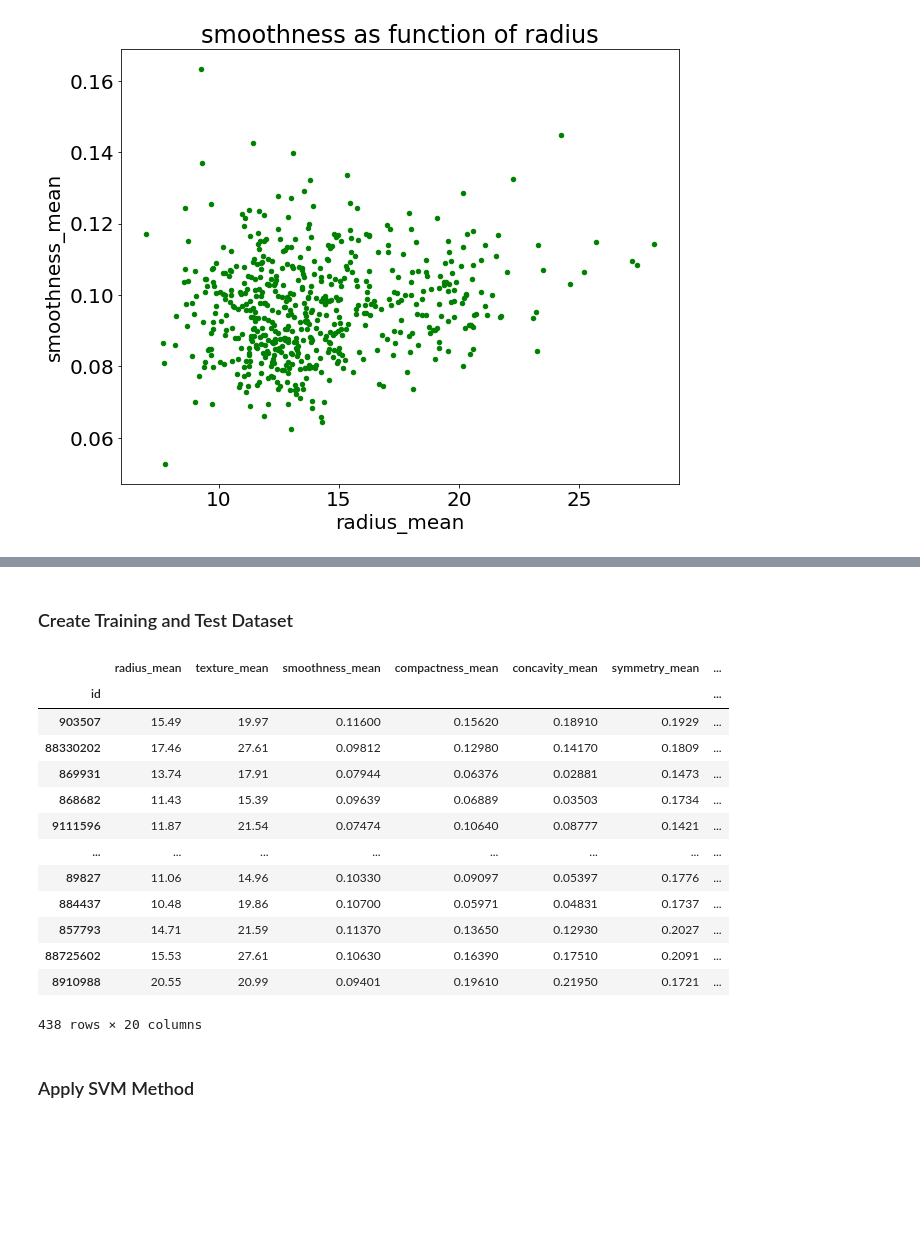
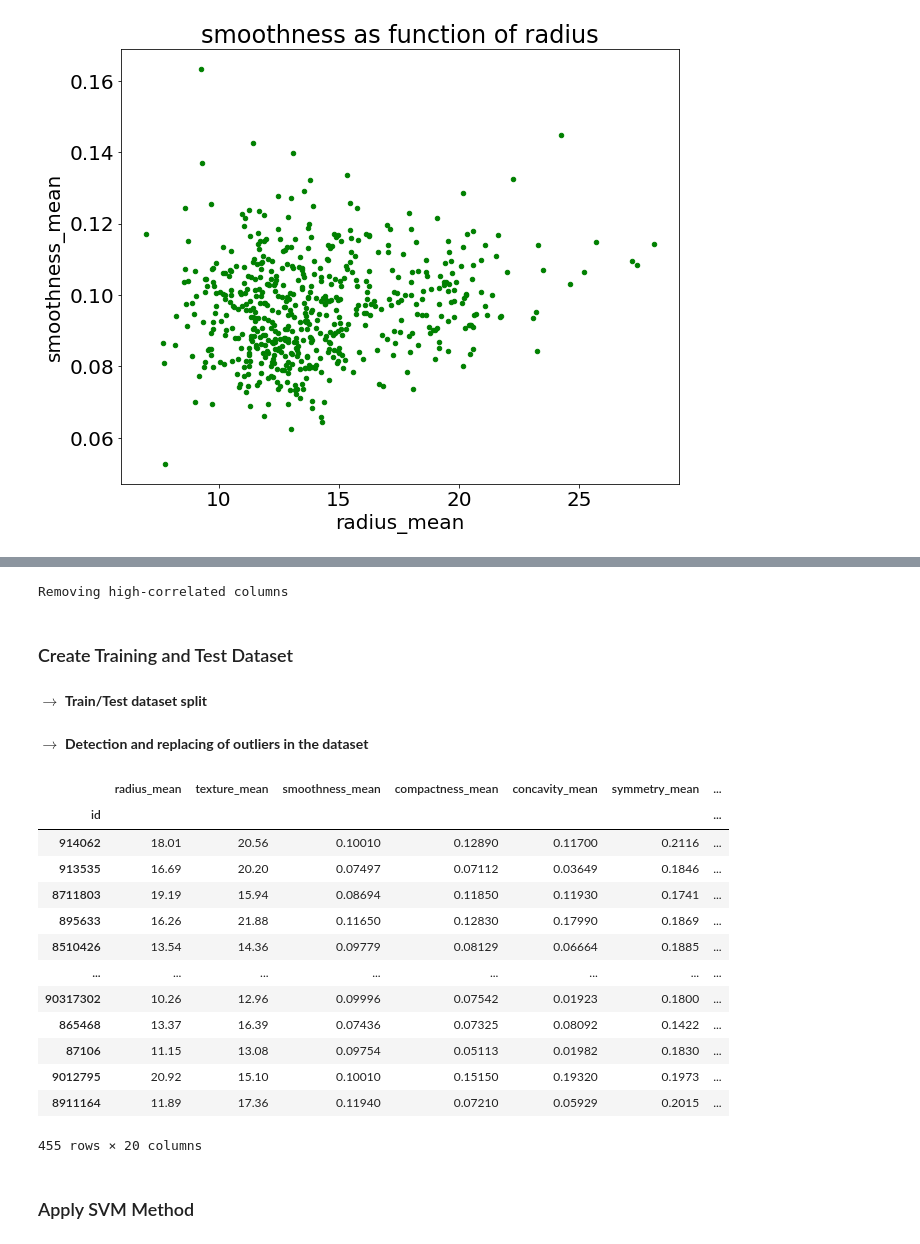
Before and after one commit to lcsrodriguez/intro-ml-assignment, a Jupyter notebook: assignment.ipynb, the cells around one changed output, grey strips where cells are left out. Drawn from its saved outputs; the diff is of its cells as text; code cells hidden in the pictures; blank space fills up the shorter version.

```diff
--- a/assignment.ipynb
+++ b/assignment.ipynb
@@ -606,5 +629,24 @@ df.head()
+# %%
+# Select upper triangle of correlation matrix (because it's a symmetric matrix)
+upper = correlation_matrix.where(np.triu(np.ones(correlation_matrix.shape), k=1).astype(np.bool))
+#print(upper)
+
+# Find features with correlation greater than a fixed threshold
+threshold = 0.9
+to_drop = [column for column in upper.columns if any(upper[column] > threshold)]
+
+# Drop selected features
+try:
+    df.drop(to_drop, axis=1, inplace=True)
+    print("Removing high-correlated columns")
+except:
+    pass
+# %% [output]
+Removing high-correlated columns
 # %% [markdown]
 ### Create Training and Test Dataset
+# %% [markdown]
+$\longrightarrow$ **Train/Test dataset split**
 # %%
 # Copy of pre-processed dataset + Splitting between feature and labels
 df_c = df.copy()
@@ -637,19 +662,37 @@ new_df = apply_outliers_detect(X_train)
-# %%
-new_df
-# %% [output]
-|  | radius_mean | texture_mean | smoothness_mean | compactness_mean | concavity_mean | symmetry_mean | ... |
-| id |  |  |  |  |  |  | ... |
-| 903507 | 15.49 | 19.97 | 0.11600 | 0.15620 | 0.18910 | 0.1929 | ... |
-| 88330202 | 17.46 | 27.61 | 0.09812 | 0.12980 | 0.14170 | 0.1809 | ... |
-| 869931 | 13.74 | 17.91 | 0.07944 | 0.06376 | 0.02881 | 0.1473 | ... |
-| 868682 | 11.43 | 15.39 | 0.09639 | 0.06889 | 0.03503 | 0.1734 | ... |
-| 9111596 | 11.87 | 21.54 | 0.07474 | 0.10640 | 0.08777 | 0.1421 | ... |
-| ... | ... | ... | ... | ... | ... | ... | ... |
-| 89827 | 11.06 | 14.96 | 0.10330 | 0.09097 | 0.05397 | 0.1776 | ... |
-| 884437 | 10.48 | 19.86 | 0.10700 | 0.05971 | 0.04831 | 0.1737 | ... |
-| 857793 | 14.71 | 21.59 | 0.11370 | 0.13650 | 0.12930 | 0.2027 | ... |
-| 88725602 | 15.53 | 27.61 | 0.10630 | 0.16390 | 0.17510 | 0.2091 | ... |
-| 8910988 | 20.55 | 20.99 | 0.09401 | 0.19610 | 0.21950 | 0.1721 | ... |
-438 rows × 20 columns
+# %% [markdown]
+$\longrightarrow$ **Detection and replacing of outliers in the dataset**
+# %%
+def apply_outliers_detect_col(col):
+    """
+    Function returning an outliers-corrected column from the initial column : col
+    :param col: Initial column
+    """
+    return winsorize(col, limits=[0.05, 0.05])
+
+def apply_outliers_detect(df):
+    """
+    Function returnin an outliers-corrected dataframe from the initial dataframe : df
+    :param df: Initial dataframe
+    """
+    return df.apply(apply_outliers_detect_col, axis = 0)
+
+# Applying the filtering of outliers on the train dataset ONLY
+X_train = apply_outliers_detect(X_train)
+X_train
+# %% [output]
+|  | radius_mean | texture_mean | smoothness_mean | compactness_mean | concavity_mean | symmetry_mean | ... |
+| id |  |  |  |  |  |  | ... |
+| 914062 | 18.01 | 20.56 | 0.10010 | 0.12890 | 0.11700 | 0.2116 | ... |
+| 913535 | 16.69 | 20.20 | 0.07497 | 0.07112 | 0.03649 | 0.1846 | ... |
+| 8711803 | 19.19 | 15.94 | 0.08694 | 0.11850 | 0.11930 | 0.1741 | ... |
+| 895633 | 16.26 | 21.88 | 0.11650 | 0.12830 | 0.17990 | 0.1869 | ... |
+| 8510426 | 13.54 | 14.36 | 0.09779 | 0.08129 | 0.06664 | 0.1885 | ... |
+| ... | ... | ... | ... | ... | ... | ... | ... |
+| 90317302 | 10.26 | 12.96 | 0.09996 | 0.07542 | 0.01923 | 0.1800 | ... |
+| 865468 | 13.37 | 16.39 | 0.07436 | 0.07325 | 0.08092 | 0.1422 | ... |
+| 87106 | 11.15 | 13.08 | 0.09754 | 0.05113 | 0.01982 | 0.1830 | ... |
+| 9012795 | 20.92 | 15.10 | 0.10010 | 0.15150 | 0.19320 | 0.1973 | ... |
+| 8911164 | 11.89 | 17.36 | 0.11940 | 0.07210 | 0.05929 | 0.2015 | ... |
+455 rows × 20 columns
 # %% [markdown]
 ### Apply SVM Method
```
Also changed, not shown: parts of 67 cells of this notebook.
